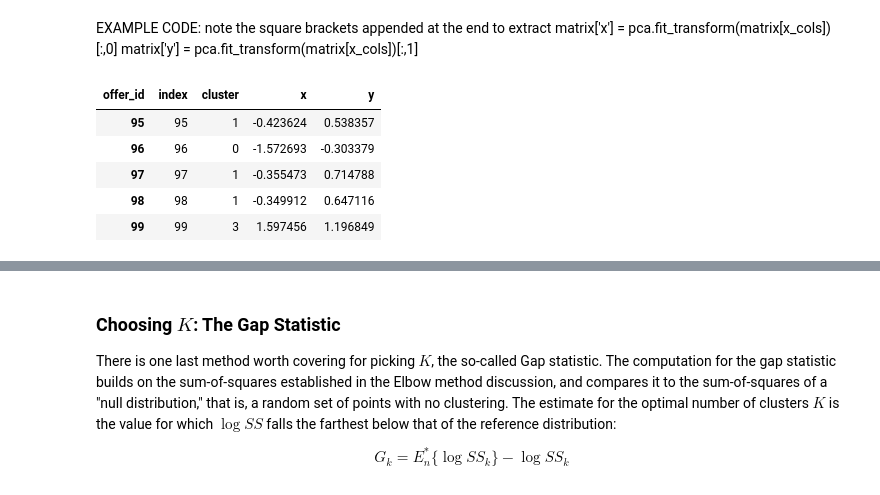
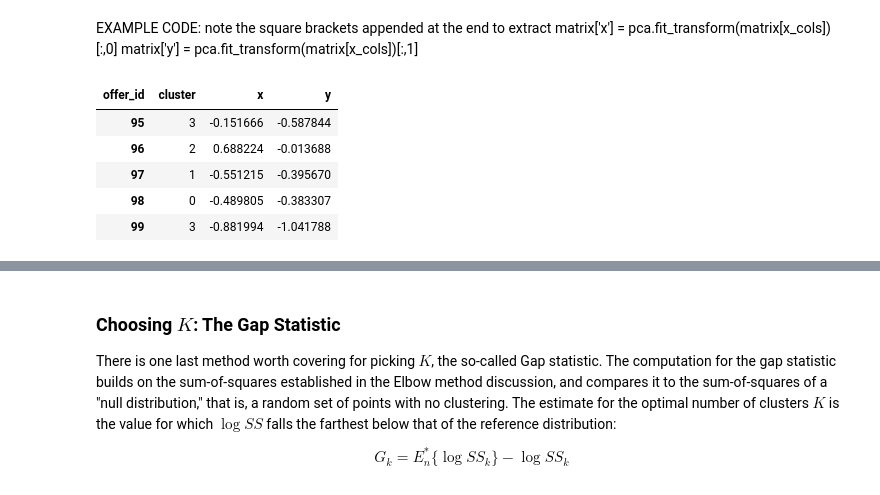
Before and after one commit to Methanogen/Projects, a Jupyter notebook: Clustering for Wine Marketing.ipynb, the cells around one changed output, grey strips where cells are left out. Saved outputs shown, nothing was run; the diff lists cells and outputs as text; code cells hidden in the pictures.

```diff
--- a/Clustering for Wine Marketing.ipynb
+++ b/Clustering for Wine Marketing.ipynb
@@ -112,14 +115,25 @@ where $x_i$ is a point, $C_k$ represents cluster $k$ and $\mu_k$ is the centroid
 </div>
 # %%
 # your turn
-x_cols=matrix.columns[1:] # drop the first column as the Customer-name
+# PROBLEM WITH THE ABOVE IS THAT X_COLS IS A PANDAS DF UNSUITABLE FOR SCIKIT LEARN.
+# df= df,values() IS SUPPOSED TO CONVERT A PANDAS DDF TO THE REQUIRED NUMPY ARRAY
+x_cols=matrix.columns[1:] # JUST list of the columns EXCLUDING the first column as the Customer-name NOT A MATRIX
 from sklearn.cluster import KMeans
 cluster= KMeans(n_clusters=5)
-samples= matrix[matrix.columns[2:]]
-matrix['cluster']= cluster.fit_predict(samples)
+samples= matrix[matrix.columns[1:]] #elsewhere referred to as X (being a matrix); THIS IS WHAT WE WANT!!!!!
+matrix['cluster']= cluster.fit_predict(samples)# HERE WE ADD A NEW COLUMN AT END SO 'MATRIX' UNSUITABLE FOR CLUSTERING
 matrix.cluster.value_counts()
 #matrix.cluster.value_counts()[:,0].head(5)
 #plt.bar(matrix.cluster.value_counts()) # [:,0],matrix.cluster.value_counts()[:,1])
 #plt.show()
 # we should "set seed" as each run creates new clusters with different value counts !!!!
+
+#x_cols# returns 1-32, cluster, x,y
+samples.head()# this is what we want!! but a pandas df unsuitable for scikitlearn
+# type(samples) pandas df
+SAMPLES = samples.values()
+# converts to a Numpy array suitable for scikit learn...BUT TypeError: 'numpy.ndarray' object is not callable
+#type(SAMPLES)
+# type(samples) # yields TypeError: 'numpy.ndarray' object is not callable so Samples is ALREADY A NUMPY ARRAY!!
+# THIS IS WHY SCIKITLEARN DOES SUCCESSFULLY RUN WITH "samples"
 # %% [output]
@@ -205,18 +214,18 @@ matrix['y'] = pca.fit_transform(matrix[x_cols])[:,1]
 # %%
 from sklearn.decomposition import PCA
 pca= PCA(n_components=2)
 matrix['x']=pca.fit_transform(matrix[x_cols])[:,0] # NB x_cols is just the 32 offers binary response data
 matrix['y']=pca.fit_transform(matrix[x_cols])[:,1] # WE ARE ADDING NEW COLUMNS X & Y TO MATRIX
 # matrix=matrix.reset_index()
 matrix.head()
 # matrix.shape
-customer_clusters= matrix[['index','cluster','x','y']]
+customer_clusters= matrix[['cluster','x','y']]
 customer_clusters.tail()
 # %% [output]
-| offer_id | index | cluster | x | y |
-| 95 | 95 | 1 | -0.423624 | 0.538357 |
-| 96 | 96 | 0 | -1.572693 | -0.303379 |
-| 97 | 97 | 1 | -0.355473 | 0.714788 |
-| 98 | 98 | 1 | -0.349912 | 0.647116 |
-| 99 | 99 | 3 | 1.597456 | 1.196849 |
+| offer_id | cluster | x | y |
+| 95 | 3 | -0.151666 | -0.587844 |
+| 96 | 2 | 0.688224 | -0.013688 |
+| 97 | 1 | -0.551215 | -0.395670 |
+| 98 | 0 | -0.489805 | -0.383307 |
+| 99 | 3 | -0.881994 | -1.041788 |
 # %%
```
Also changed, not shown: parts of 16 cells of this notebook, 1 other file.
